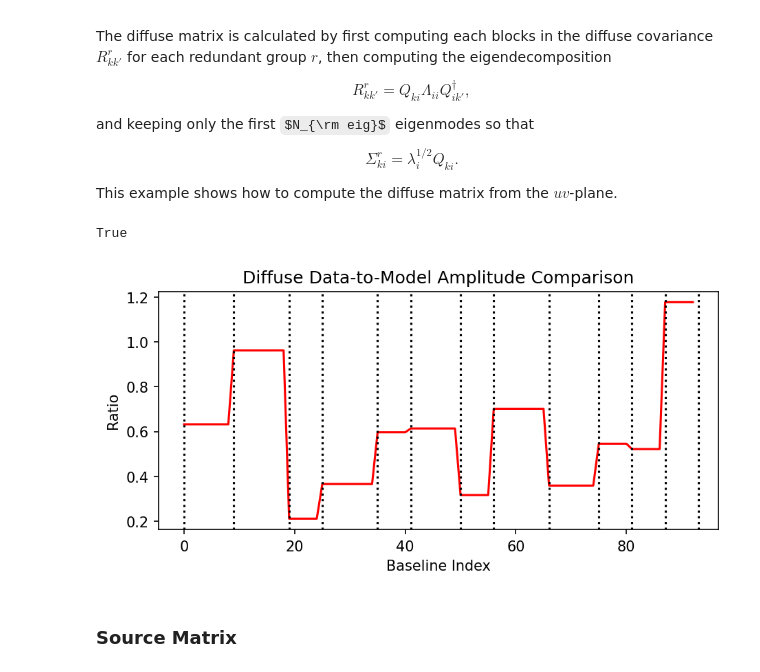
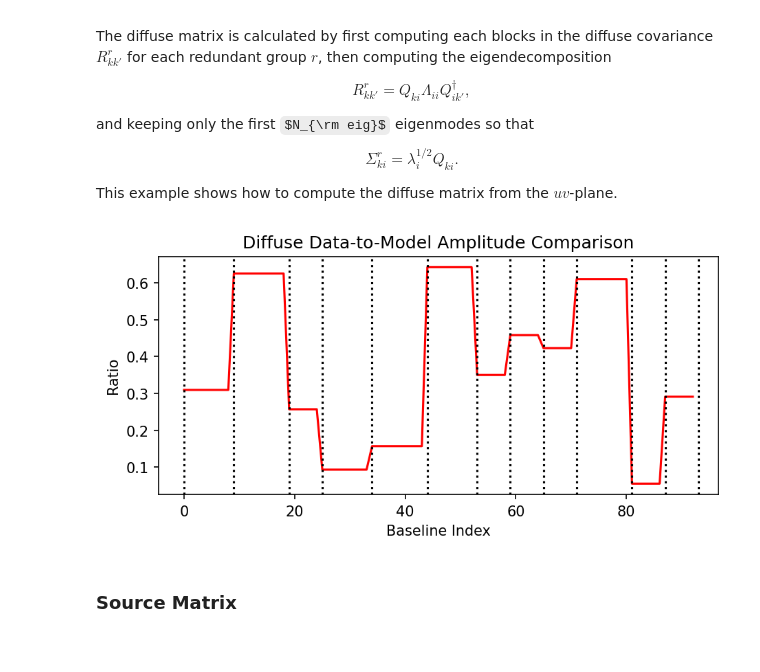
Before and after one commit to r-pascua/corrcal, a Jupyter notebook: docs/tutorials/calibration_example.ipynb, the cells around one changed output. Cells and saved outputs as stored; diff of their text form; code cells hidden in the pictures; some formulas as TeX source.

```diff
--- a/docs/tutorials/calibration_example.ipynb
+++ b/docs/tutorials/calibration_example.ipynb
@@ -105,14 +106,17 @@ At this point, we have information about all of the point sources that will be u
 # %% [markdown]
 For this example, we will use a realization of a Gaussian random field with a $(1+\ell)^{-2}$ angular power spectrum (plus a monopole) as the diffuse sky component. The sky intensity will be scaled so that the power in the diffuse emission is somewhat comparable to the power in the point source emission.
 # %%
-max_Tsky = 500 * units.K
-nside = 64
-ell_max = 3*nside - 1
+# Generate the diffuse sky emission.
+max_Tsky = 100 * units.K  # Maximum brightness temperature of the generated field..
+nside = 64  # HEALPix nside for the diffuse map.
+ell_max = 3*nside - 1  # Higher multipoles than this aren't measured by the map.
 ells = np.arange(ell_max+1, dtype=float)
-sky_pspec = 1 / (1+ells)**2
-Tsky = healpy.synfast(sky_pspec, nside) * units.K
-Tsky += np.abs(Tsky.min())  # Considering only emission and not absorption
-Tsky *= max_Tsky / Tsky.max()
+sky_pspec = 1 / (1+ells)**2  # Just use a simple power spectrum C_\ell ~ 1/\ell^2.
+Tsky = healpy.synfast(sky_pspec, nside) * units.K  # Generate a realization of this power spectrum.
+monopole = np.abs(Tsky.min())
+Tsky += monopole  # Make the diffuse signal nonnegative.
+rescaling = max_Tsky / Tsky.max()
+Tsky *= rescaling  # Rescale the map to the desired brightness.
 # %%
 # Quickly visualize the diffuse component
 plt.figure(figsize=(6,4), dpi=150)
@@ -185,6 +189,6 @@ Fixing phases using antenna positions.
 # %%
 # Create the beam model.
-beam = AnalyticBeam("airy", diameter=diameter)
+beam = AiryBeam(diameter=diameter)
 beam_ids = [0,] * src_uvdata.Nants_data
 # %%
 # Generate the SkyModel for the source catalog.
@@ -262,8 +290,8 @@ The vanilla version of `CorrCal` only considers correlations within a (quasi-)re
 # Choosing this as the minimum baseline length more strongly enforces the
 # approximation that there is no shared information between different redundant
 # groups sourced from diffuse emission.
-min_bl_length = np.sqrt(2) * diameter
+min_bl_len = np.sqrt(2) * diameter
 min_group_size = 5  # This is somewhat arbitrary, but helps with computational cost
 ant_1_array, ant_2_array, edges = corrcal.gridding.make_groups_from_uvdata(
-    uvdata, min_bl_length=min_bl_length, min_group_size=min_group_size
+    uvdata, min_bl_len=min_bl_len, min_group_size=min_group_size
 )
@@ -420,7 +349,19 @@ _diff_mat = corrcal.models.compute_diffuse_matrix(
-# %%
-np.allclose(diff_mat, _diff_mat)
-# %% [output]
-True
+# %%
+# We'll just use one eigenmode per real/imaginary component.
+n_eig = 1
+
+# For simplicity, we'll use the provided helper for computing the diffuse matrix.
+diff_mat = corrcal.models._compute_diffuse_matrix_from_flat_sky(
+    obs_pspec,  # Angular power spectrum, after conversion to telescope units.
+    nside,
+    beam,
+    uvdata.freq_array[0],
+    enu_antpos,
+    ant_1_array,
+    ant_2_array,
+    edges,
+    n_eig=n_eig,
+)
 # %%
 # Now do a quick check that the amplitude of the diffuse matrix makes sense
 diff_data = np.array(
@@ -432,13 +373,13 @@ diff_data = np.array(
 # %%
 fig, ax = plt.subplots(1, 1, figsize=(7,3), dpi=150)
 ax.set_xlabel("Baseline Index")
 ax.set_ylabel("Ratio")
 ax.set_title("Diffuse Data-to-Model Amplitude Comparison")
-ax.plot(np.abs(diff_data) / np.abs(diff_mat[:,0]), color='r')
-for idx in edges:
+ax.plot(np.abs(diff_data) / np.abs(diff_mat[::2,0]+1j*diff_mat[1::2,0]), color='r')
+for idx in edges//2:
     ax.axvline(idx, color='k', ls=':')
 # %% [output]
-[figure, old version]
+[figure, new version]
 # %% [markdown]
 ### Source Matrix
 # %% [markdown]
```
Also changed, not shown: parts of 32 cells of this notebook.
